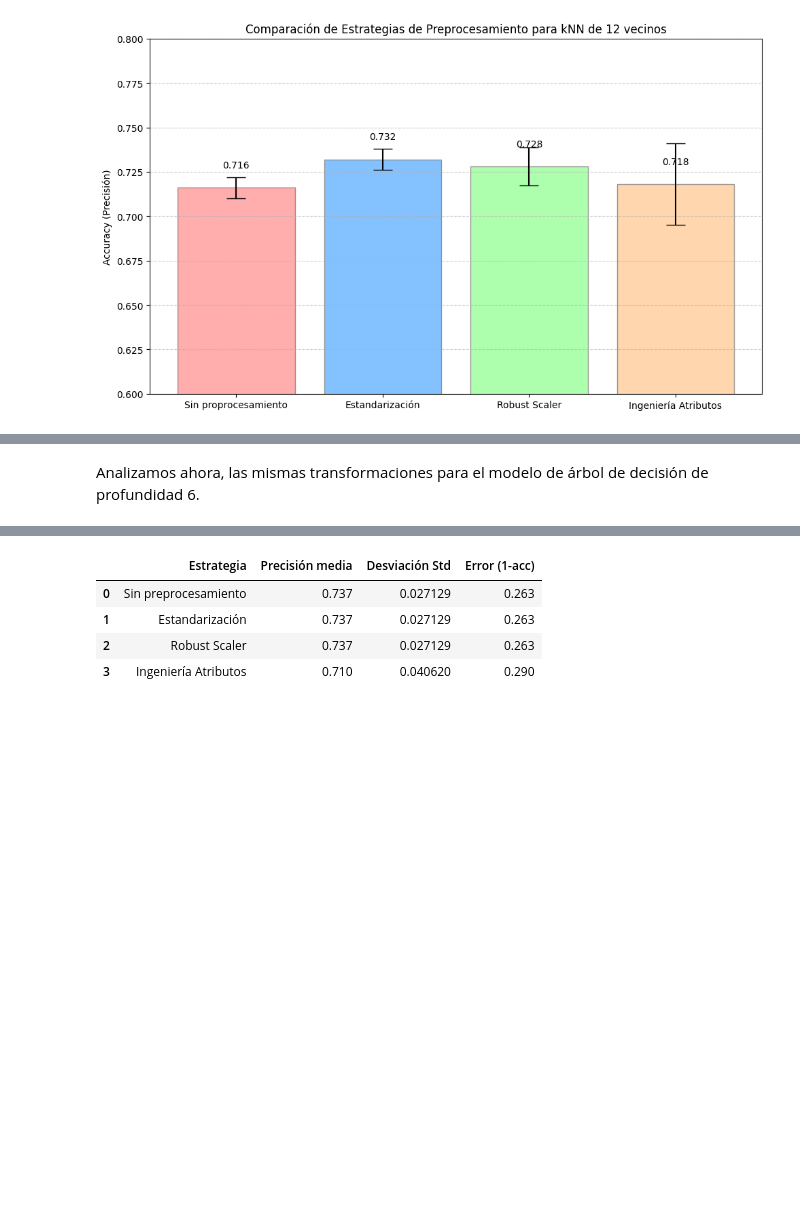
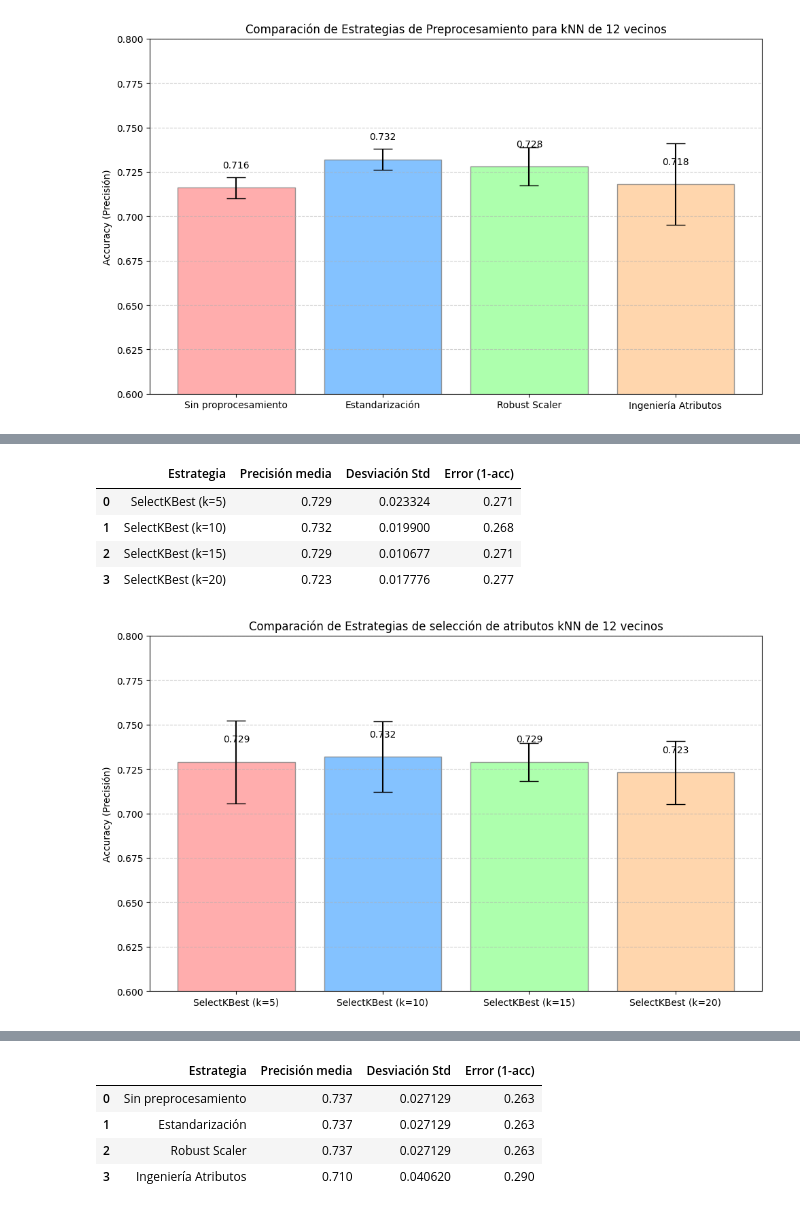
Before and after one commit to Cocolocoloco777/IA, a Jupyter notebook: Práctica 3/p3_03.ipynb, the cells around one changed output, grey strips where cells are left out. Drawn from its saved outputs; the diff is of its cells as text; code cells hidden in the pictures; blank space fills up the shorter version.

```diff
--- a/Práctica 3/p3_03.ipynb
+++ b/Práctica 3/p3_03.ipynb
@@ -669,2 +669,76 @@ Por lo tanto, y con todo lo anterior, está claro que el mejor modelo es el de E
-# %% [markdown]
-Analizamos ahora, las mismas transformaciones para el modelo de árbol de decisión de profundidad 6.
+# %%
+import numpy as np
+import matplotlib.pyplot as plt
+import pandas as pd
+from sklearn.model_selection import StratifiedKFold, cross_val_score
+from sklearn.pipeline import Pipeline
+from sklearn.preprocessing import StandardScaler, RobustScaler, PolynomialFeatures
+from sklearn.feature_selection import SelectKBest, f_classif
+from sklearn.neighbors import KNeighborsClassifier
+from sklearn.feature_selection import VarianceThreshold
+
+# Lista de valores de atributos a probar
+valores_k = [5, 10, 15,20]
+pipelines = []
+
+for k in valores_k:
+    # Establecemos el nombre que aparecerá en la gráfica
+    nombre_pipe = f'SelectKBest (k={k})'
+
+    # Creamos el pipeline que se quedará con los k mejores atributos
+    pipe_temp = Pipeline([
+        ('scaler', StandardScaler()),
+        ('selector', SelectKBest(f_classif, k=k)),
+        ('model', KNeighborsClassifier(n_neighbors=max_index_knn))
+    ])
+
+    pipelines.append((nombre_pipe, pipe_temp))
+
+results_mean = []
+results_std = []
+names = []
+
+results = []
+for name, pipe in pipelines:
+
+    scores = cross_val_score(pipe, X, y, cv=5)
+
+    results_mean.append(scores.mean())
+    results_std.append(scores.std())
+    names.append(name)
+
+    # Guardamos los datos para las tablas
+    row = {
+        'Estrategia': name,
+        'Precisión media': scores.mean(),
+        'Desviación Std': scores.std(),
+        'Error (1-acc)': 1 - scores.mean()
+    }
+    results.append(row)
+
+
+# Graficamos los resultados
+plt.figure(figsize=(10, 6))
+bars = plt.bar(names, results_mean, yerr=results_std, capsize=10,
+               color=['#ff9999','#66b3ff','#99ff99','#ffcc99'], alpha=0.8, edgecolor='grey')
+
+plt.ylabel('Accuracy (Precisión)')
+plt.title('Comparación de Estrategias de selección de atributos kNN de 12 vecinos')
+plt.ylim(0.6, 0.8)
+plt.grid(axis='y', linestyle='--', alpha=0.6)
+
+for bar in bars:
+    yval = bar.get_height()
+    plt.text(bar.get_x() + bar.get_width()/2, yval + 0.01, round(yval, 3), ha='center', va='bottom')
+
+df = pd.DataFrame(results)
+display(df)
+plt.tight_layout()
+plt.show()
+# %% [output]
+|  | Estrategia | Precisión media | Desviación Std | Error (1-acc) |
+| 0 | SelectKBest (k=5) | 0.729 | 0.023324 | 0.271 |
+| 1 | SelectKBest (k=10) | 0.732 | 0.019900 | 0.268 |
+| 2 | SelectKBest (k=15) | 0.729 | 0.010677 | 0.271 |
+| 3 | SelectKBest (k=20) | 0.723 | 0.017776 | 0.277 |
+[figure, added]
```
Also changed, not shown: parts of 45 cells of this notebook, 4 other files.
